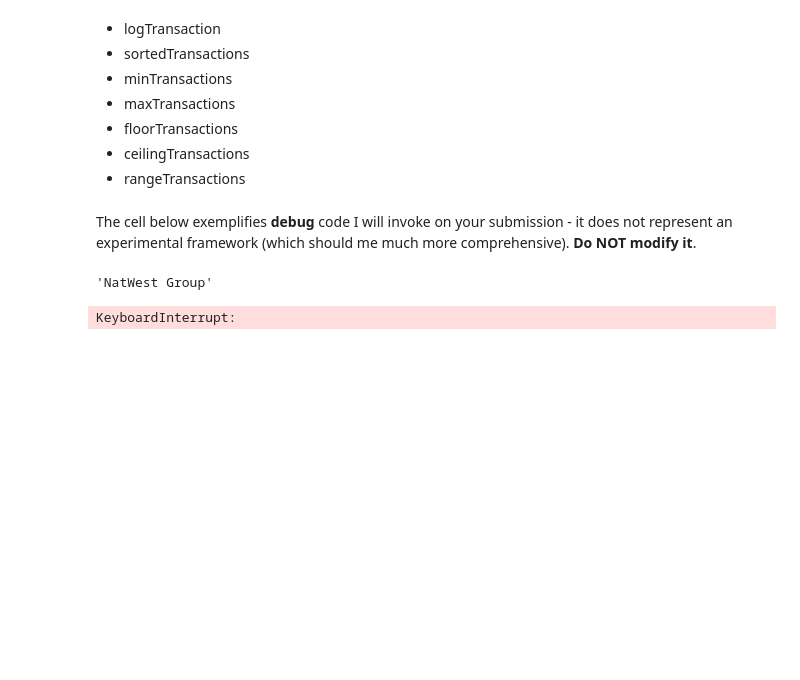
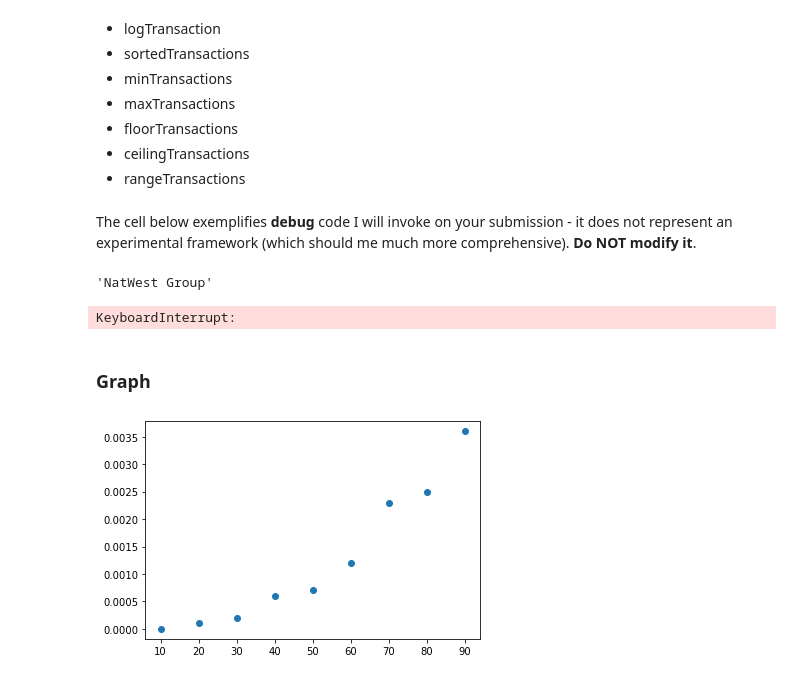
Before and after one commit to ConradKhakhria/COMP0005-Coursework, a Jupyter notebook: StockTrading.ipynb, the cells around one changed output. Drawn from its saved outputs; the diff is of its cells as text; code cells hidden in the pictures; blank space fills up the shorter version.

Commit message:
added a graph

```diff
--- a/StockTrading.ipynb
+++ b/StockTrading.ipynb
@@ -569,7 +569,7 @@ class Experiment:
             time += endtime-starttime
 
         average_time = round((endtime-starttime)/num_runs,4)
-        print(f"\nMean execution time for {operation_name}:", average_time)
+        # print(f"\nMean execution time for {operation_name}:", average_time)
         return average_time
 
     def experimentByNumberOfRecords(self, num_records_list, operation_name, *args):
@@ -587,8 +587,8 @@ class Experiment:
 
         return times
 
-num_runs = 10
-num_records_list = [5000]
+num_runs = 1
+num_records_list = [500, 1000, 2000]
 exp = Experiment(platform, data_generator, num_runs=num_runs)
 # %%
 stock_name = data_generator.getStockName()
@@ -684,3 +688,5 @@ endtime = timeit.default_timer()
 print("\nMean execution time rangeTransactions:", round((endtime-starttime)/numRuns,4))
 # %% [output]
 KeyboardInterrupt:
+# %% [markdown]
+### Graph
@@ -686,0 +695,16 @@ KeyboardInterrupt:
+# %%
+# num_runs = 1
+num_records_list = list(range(10, 100, 10))
+exp = Experiment(platform, data_generator, num_runs=num_runs)
+
+stock_name = data_generator.getStockName()
+
+def drawGraph(num_records_list, times):
+    plt.scatter(num_records_list, times)
+    plt.show()
+# %%
+times = exp.experimentByNumberOfRecords(num_records_list, "logTransaction")
+
+drawGraph(num_records_list, times)
+# %% [output]
+[figure, added]
```
Also changed, not shown: parts of 7 cells of this notebook.
